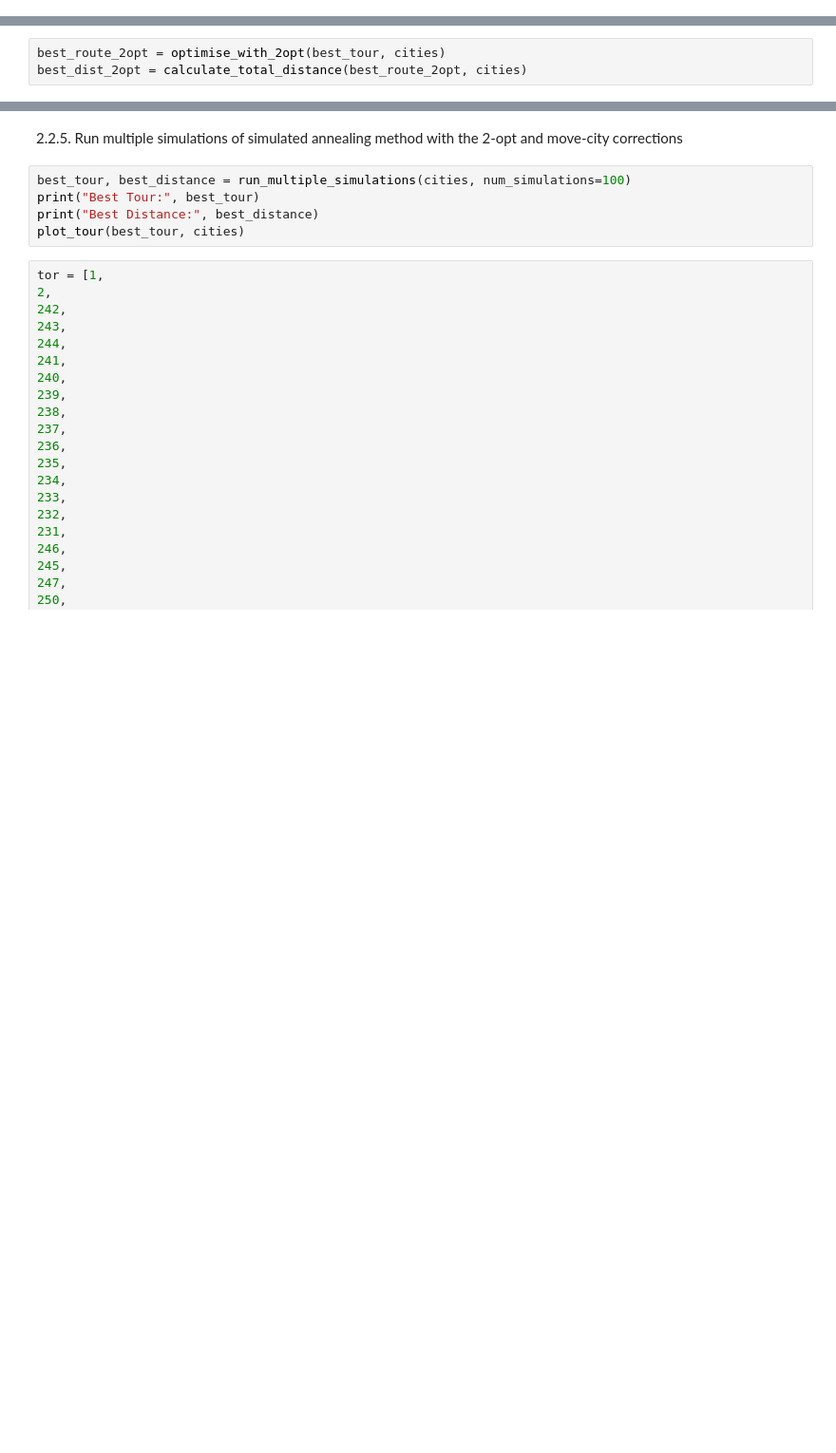
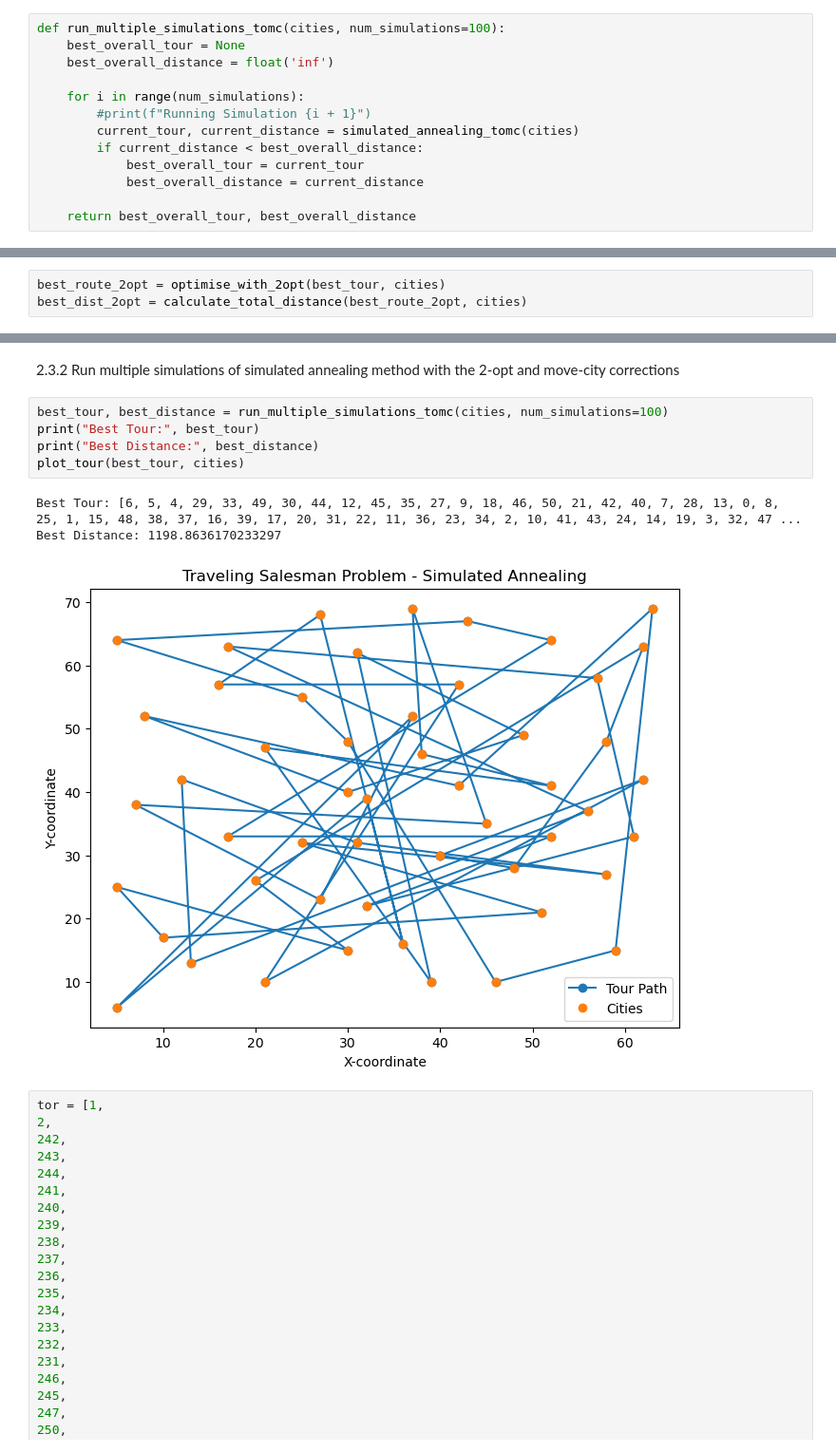
Before and after one commit to lexthegreatest/simulated_annealing, a Jupyter notebook: Jacimovic_15278247_Malash_15179192_Soroka_2834023_Assignment_3.ipynb, the cells around one changed output, grey strips where cells are left out. Shown: that part at 95% size. Drawn from its saved outputs; the diff is of its cells as text; blank space fills up the shorter version.

```diff
--- a/Jacimovic_15278247_Malash_15179192_Soroka_2834023_Assignment_3.ipynb
+++ b/Jacimovic_15278247_Malash_15179192_Soroka_2834023_Assignment_3.ipynb
@@ -345,3 +347,16 @@ def run_multiple_simulations(cities, num_simulations=100):
+# %%
+def run_multiple_simulations_tomc(cities, num_simulations=100):
+    best_overall_tour = None
+    best_overall_distance = float('inf')
+
+    for i in range(num_simulations):
+        #print(f"Running Simulation {i + 1}")
+        current_tour, current_distance = simulated_annealing_tomc(cities)
+        if current_distance < best_overall_distance:
+            best_overall_tour = current_tour
+            best_overall_distance = current_distance
+
+    return best_overall_tour, best_overall_distance
 # %% [markdown]
 0.12 Set up a function to find the best hyperparameters for a given TSP
 # %%
@@ -528,10 +553,14 @@ plot_tour(best_tour, cities)
 # %% [markdown]
-2.2.5. Run multiple simulations of simulated annealing method with the 2-opt and move-city corrections
+2.3.2 Run multiple simulations of simulated annealing method with the 2-opt and move-city corrections
 # %%
-best_tour, best_distance = run_multiple_simulations(cities, num_simulations=100)
+best_tour, best_distance = run_multiple_simulations_tomc(cities, num_simulations=100)
 print("Best Tour:", best_tour)
 print("Best Distance:", best_distance)
 plot_tour(best_tour, cities)
+# %% [output]
+Best Tour: [6, 5, 4, 29, 33, 49, 30, 44, 12, 45, 35, 27, 9, 18, 46, 50, 21, 42, 40, 7, 28, 13, 0, 8, 25, 1, 15, 48, 38, 37, 16, 39, 17, 20, 31, 22, 11, 36, 23, 34, 2, 10, 41, 43, 24, 14, 19, 3, 32, 47 ...
+Best Distance: 1198.8636170233297
+[figure, added]
 # %%
 tor = [1,
 2,
```
Also changed, not shown: parts of 9 cells of this notebook.
